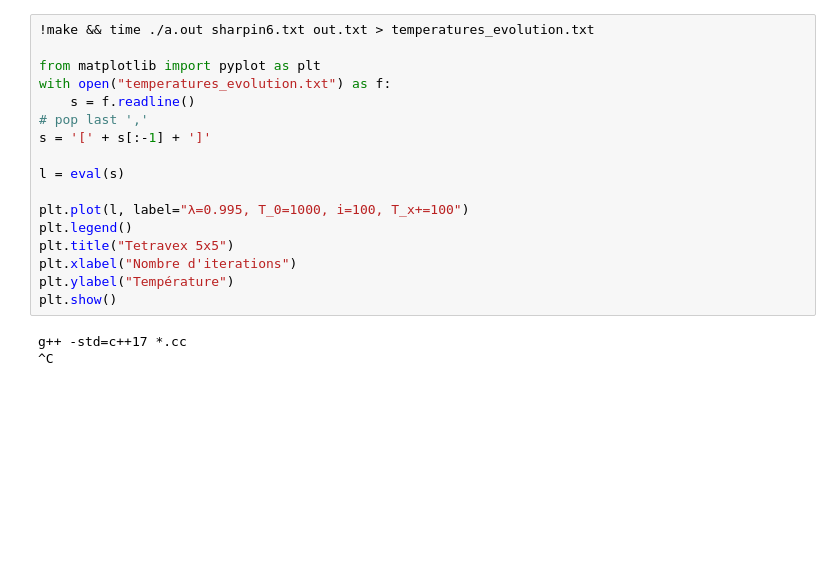
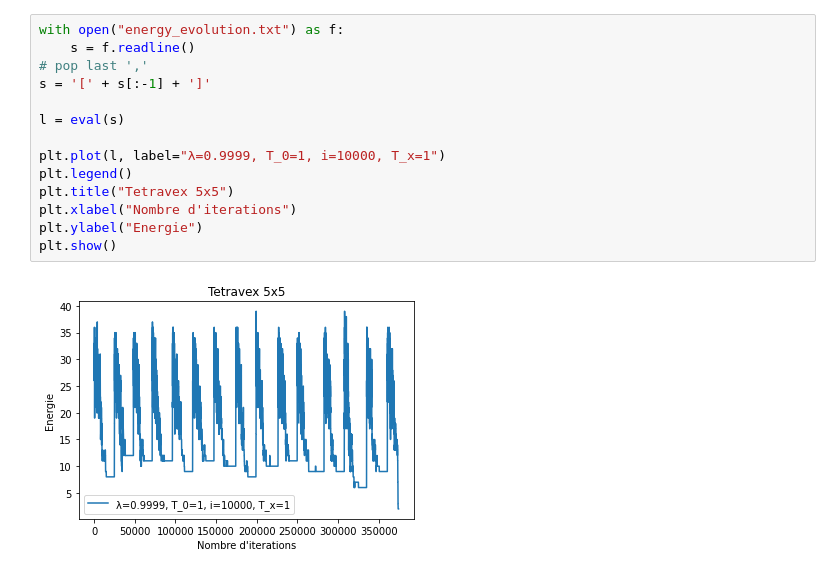
Before and after one commit to atomesZ/tetravex, a Jupyter notebook: test.ipynb, the cells around one changed output. Saved outputs shown, nothing was run; the diff lists cells and outputs as text; blank space fills up the shorter version.

```diff
--- a/test.ipynb
+++ b/test.ipynb
@@ -26,20 +26,16 @@ plt.show()
 # %%
-!make && time ./a.out sharpin6.txt out.txt > temperatures_evolution.txt
-
-from matplotlib import pyplot as plt
-with open("temperatures_evolution.txt") as f:
+with open("energy_evolution.txt") as f:
     s = f.readline()
 # pop last ','
 s = '[' + s[:-1] + ']'
 
 l = eval(s)
 
-plt.plot(l, label="λ=0.995, T_0=1000, i=100, T_x+=100")
+plt.plot(l, label="λ=0.9999, T_0=1, i=10000, T_x=1")
 plt.legend()
 plt.title("Tetravex 5x5")
 plt.xlabel("Nombre d'iterations")
-plt.ylabel("Température")
+plt.ylabel("Energie")
 plt.show()
 # %% [output]
-g++ -std=c++17 *.cc
-^C
+[figure, added]
```
Also changed, not shown: parts of 2 cells of this notebook, 2 other files.
